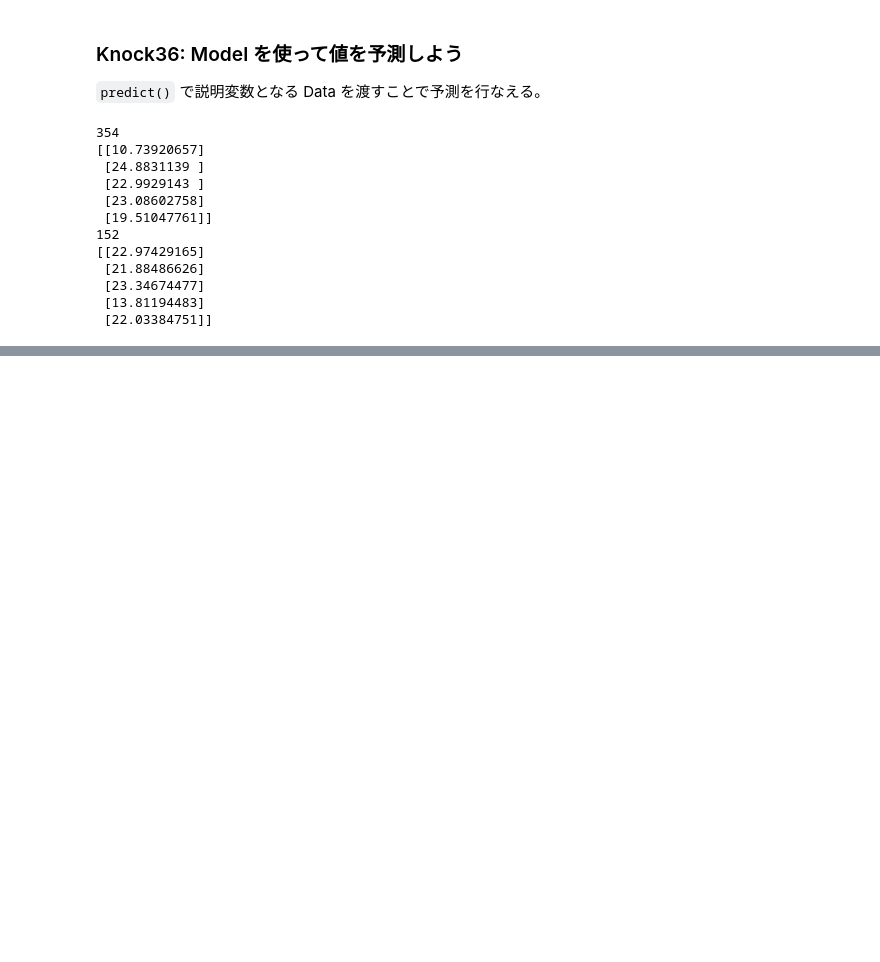
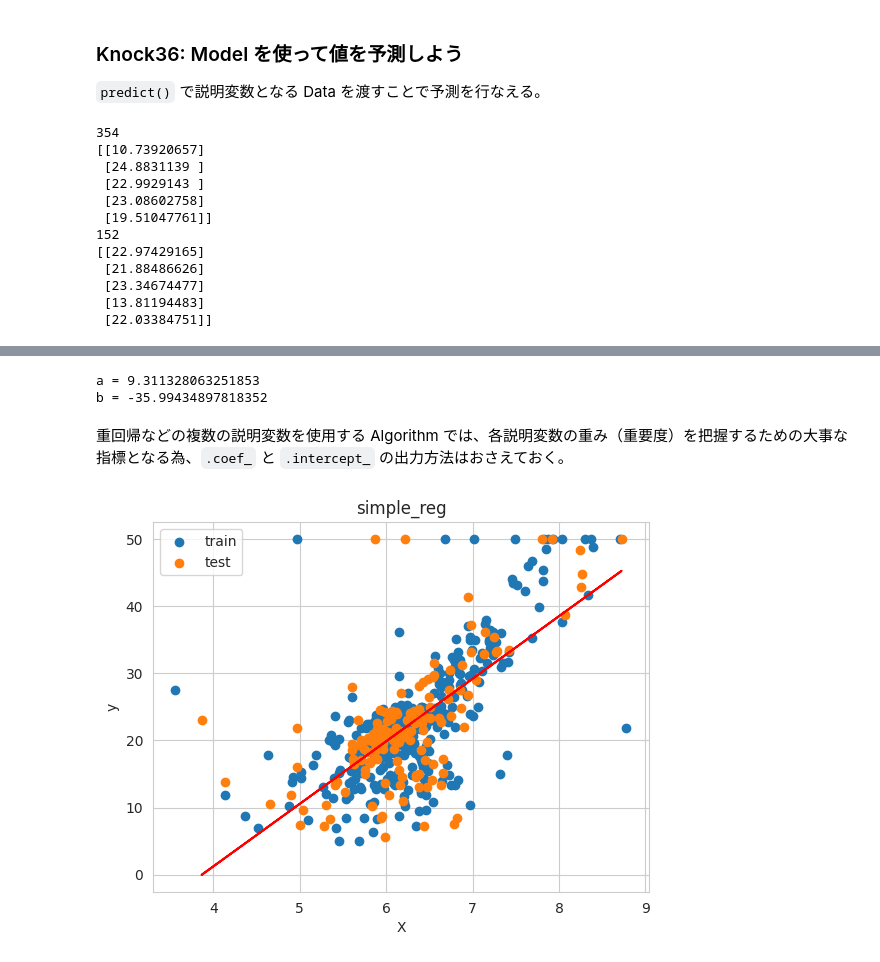
Before and after one commit to 1024xx4/ai_model_building_100, a Jupyter notebook: section04/section04.ipynb, the cells around one changed output, grey strips where cells are left out. Saved outputs shown, nothing was run; the diff lists cells and outputs as text; code cells hidden in the pictures; blank space fills up the shorter version.

```diff
--- a/section04/section04.ipynb
+++ b/section04/section04.ipynb
@@ -247,0 +271,22 @@ print(y_test_pred[:5])
+# %%
+# 傾きと切片の出力
+print(f"a = {simple_reg.coef_[0][0]}")
+print(f"b = {simple_reg.intercept_[0]}")
+# %% [output]
+a = 9.311328063251853
+b = -35.99434897818352
+# %% [markdown]
+重回帰などの複数の説明変数を使用する Algorithm では、各説明変数の重み（重要度）を把握するための大事な指標となる為、`.coef_` と `.intercept_` の出力方法はおさえておく。
+# %%
+# 予実の Plot
+plt.scatter(X_train, y_train, label='train')
+plt.scatter(X_test, y_test, label='test')
+plt.plot(X_test, y_test_pred, color='red')
+
+plt.xlabel('X')
+plt.ylabel('y')
+plt.title('simple_reg')
+plt.legend()
+plt.show()
+# %% [output]
+[figure, added]
```
Also changed, not shown: parts of 6 cells of this notebook.
